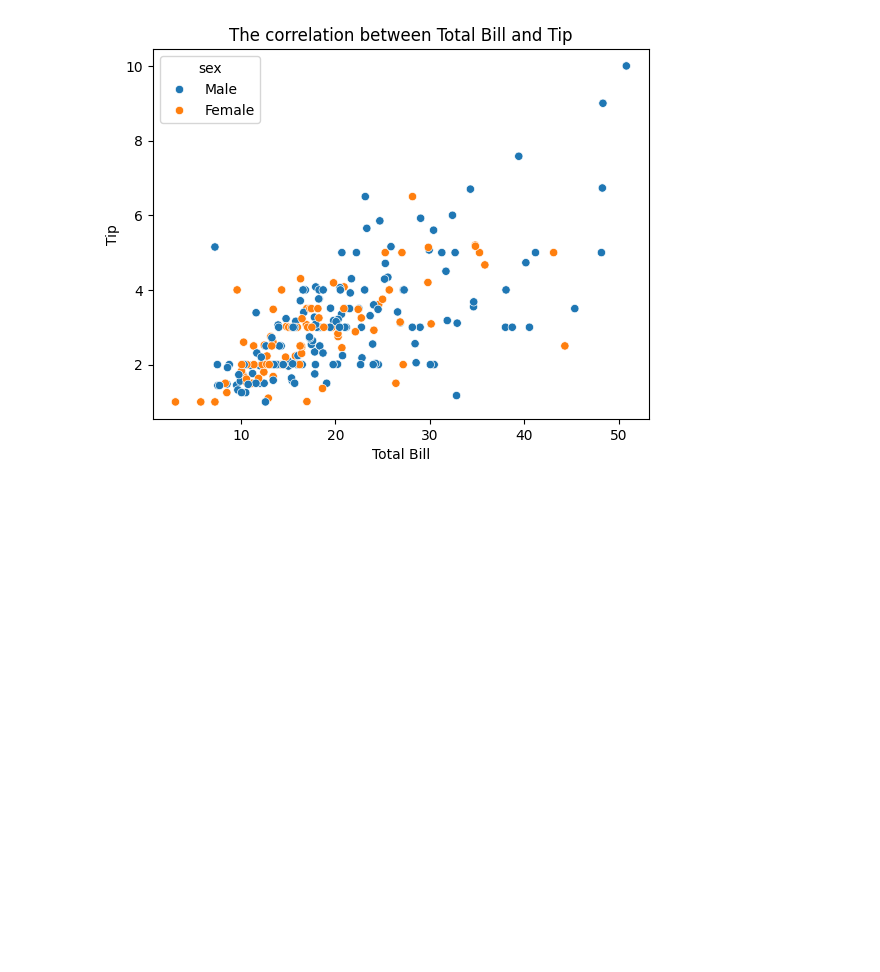
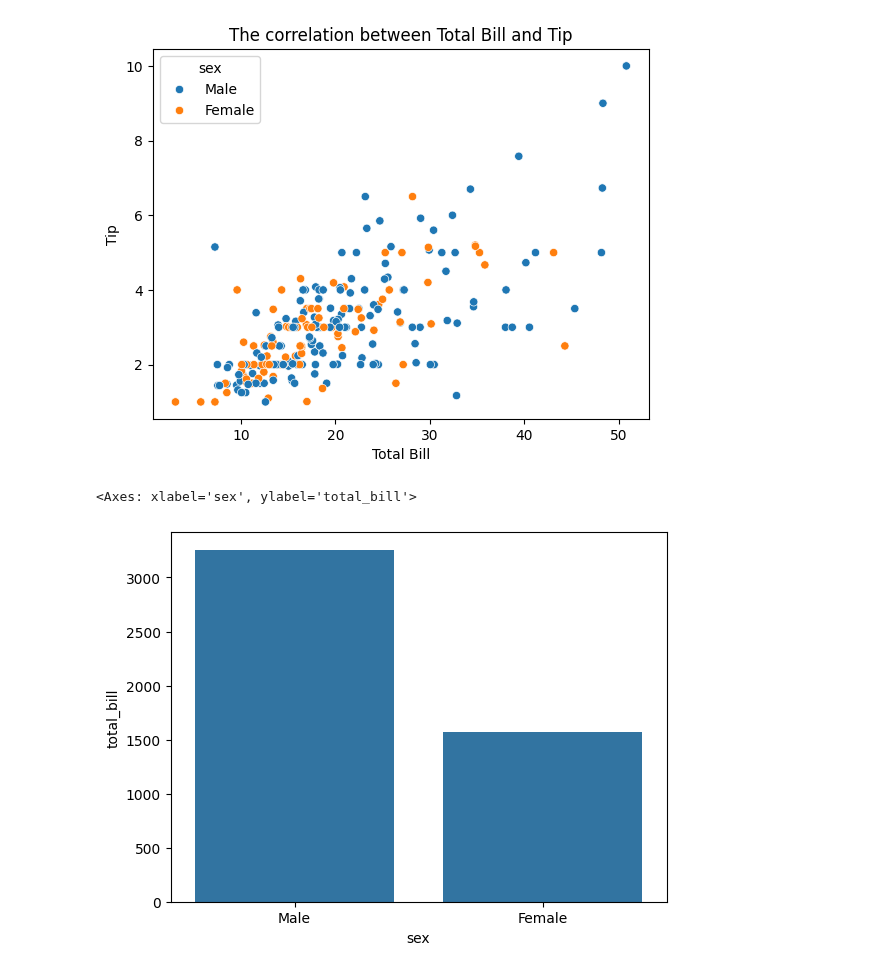
Before and after one commit to HenryHai0407/Web_Scraping_Python, a Jupyter notebook: matplotlib/mp2.ipynb, the cells around one changed output. Drawn from its saved outputs; the diff is of its cells as text; code cells hidden in the pictures; blank space fills up the shorter version.

```diff
--- a/matplotlib/mp2.ipynb
+++ b/matplotlib/mp2.ipynb
@@ -49,3 +49,9 @@ plot.set_ylabel('Tip')
 # %% [output]
 Text(0, 0.5, 'Tip')
 [figure]
+# %%
+grouped_data = df.groupby('sex', as_index=False)['total_bill'].sum()
+sns.barplot(x='sex', y='total_bill', data=grouped_data)
+# %% [output]
+<Axes: xlabel='sex', ylabel='total_bill'>
+[figure, added]
```
Also changed, not shown: parts of 3 cells of this notebook.
